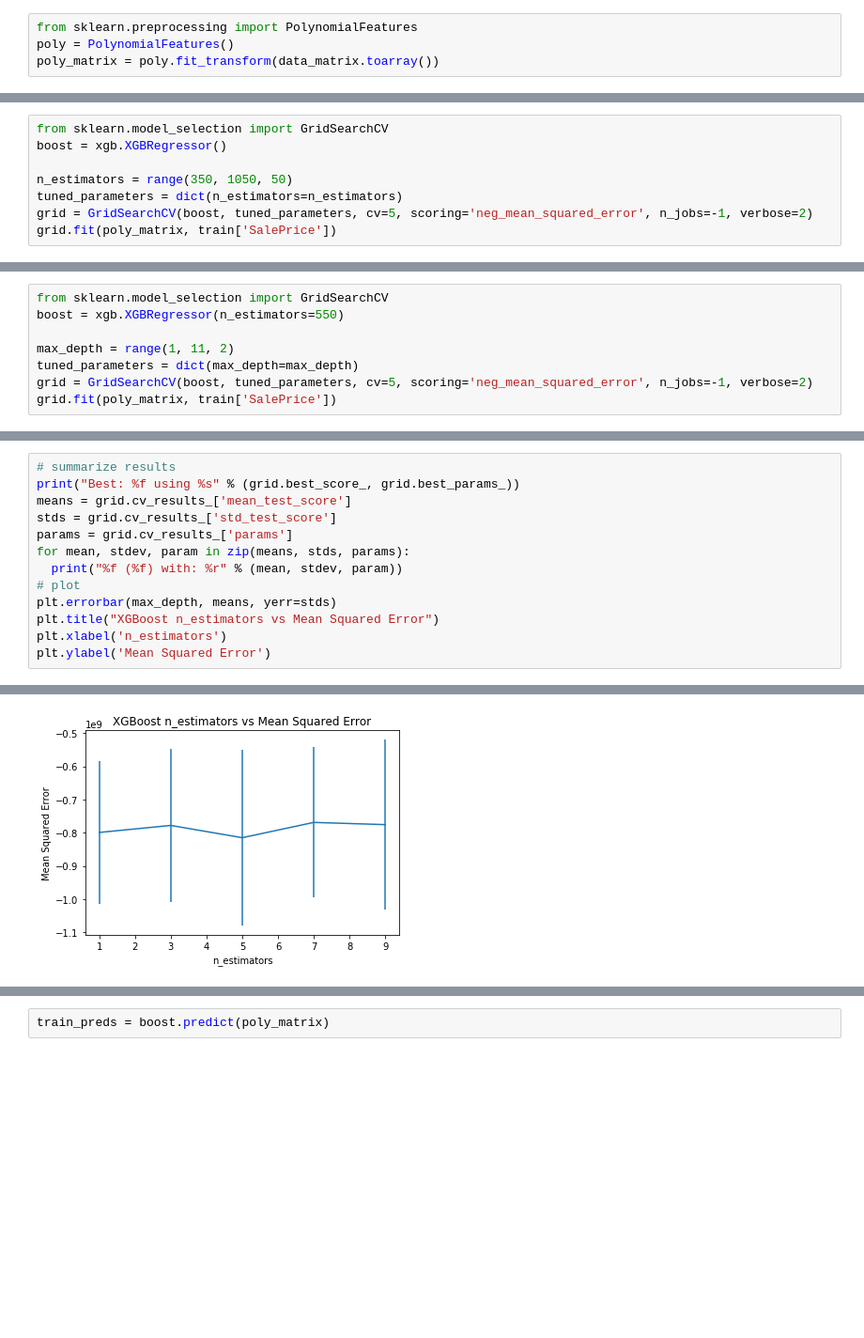
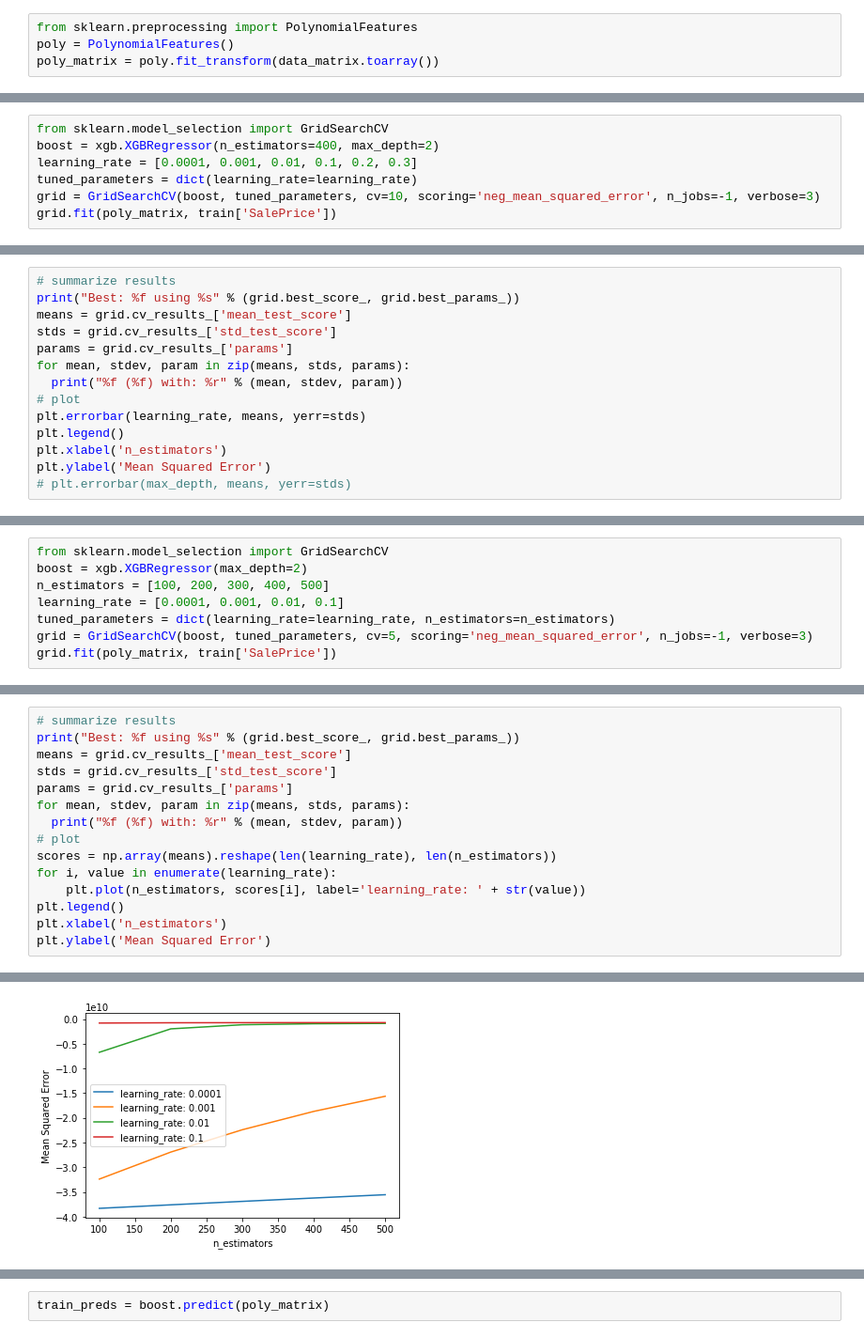
Before and after one commit to yaskyj/housing-price-regression, a Jupyter notebook: Housing Price Regression.ipynb, the cells around one changed output, grey strips where cells are left out. Shown at 94% size. Drawn from its saved outputs; the diff is of its cells as text; blank space fills up the shorter version.

```diff
--- a/Housing Price Regression.ipynb
+++ b/Housing Price Regression.ipynb
@@ -57,0 +185,7 @@ poly_matrix = poly.fit_transform(data_matrix.toarray())
+# %%
+from sklearn.model_selection import GridSearchCV
+boost = xgb.XGBRegressor(n_estimators=400, max_depth=2)
+learning_rate = [0.0001, 0.001, 0.01, 0.1, 0.2, 0.3]
+tuned_parameters = dict(learning_rate=learning_rate)
+grid = GridSearchCV(boost, tuned_parameters, cv=10, scoring='neg_mean_squared_error', n_jobs=-1, verbose=3)
+grid.fit(poly_matrix, train['SalePrice'])
@@ -57,0 +239,14 @@ poly_matrix = poly.fit_transform(data_matrix.toarray())
+# %%
+# summarize results
+print("Best: %f using %s" % (grid.best_score_, grid.best_params_))
+means = grid.cv_results_['mean_test_score']
+stds = grid.cv_results_['std_test_score']
+params = grid.cv_results_['params']
+for mean, stdev, param in zip(means, stds, params):
+  print("%f (%f) with: %r" % (mean, stdev, param))
+# plot
+plt.errorbar(learning_rate, means, yerr=stds)
+plt.legend()
+plt.xlabel('n_estimators')
+plt.ylabel('Mean Squared Error')
+# plt.errorbar(max_depth, means, yerr=stds)
@@ -58,9 +263,9 @@ poly_matrix = poly.fit_transform(data_matrix.toarray())
 # %%
 from sklearn.model_selection import GridSearchCV
-boost = xgb.XGBRegressor()
-
-n_estimators = range(350, 1050, 50)
-tuned_parameters = dict(n_estimators=n_estimators)
-grid = GridSearchCV(boost, tuned_parameters, cv=5, scoring='neg_mean_squared_error', n_jobs=-1, verbose=2)
+boost = xgb.XGBRegressor(max_depth=2)
+n_estimators = [100, 200, 300, 400, 500]
+learning_rate = [0.0001, 0.001, 0.01, 0.1]
+tuned_parameters = dict(learning_rate=learning_rate, n_estimators=n_estimators)
+grid = GridSearchCV(boost, tuned_parameters, cv=5, scoring='neg_mean_squared_error', n_jobs=-1, verbose=3)
 grid.fit(poly_matrix, train['SalePrice'])
 # %% [output]
@@ -113,8 +317,0 @@ GridSearchCV(cv=5, error_score='raise',
-# %%
-from sklearn.model_selection import GridSearchCV
-boost = xgb.XGBRegressor(n_estimators=550)
-
-max_depth = range(1, 11, 2)
-tuned_parameters = dict(max_depth=max_depth)
-grid = GridSearchCV(boost, tuned_parameters, cv=5, scoring='neg_mean_squared_error', n_jobs=-1, verbose=2)
-grid.fit(poly_matrix, train['SalePrice'])
@@ -156,8 +324,10 @@ params = grid.cv_results_['params']
 for mean, stdev, param in zip(means, stds, params):
   print("%f (%f) with: %r" % (mean, stdev, param))
 # plot
-plt.errorbar(max_depth, means, yerr=stds)
-plt.title("XGBoost n_estimators vs Mean Squared Error")
+scores = np.array(means).reshape(len(learning_rate), len(n_estimators))
+for i, value in enumerate(learning_rate):
+    plt.plot(n_estimators, scores[i], label='learning_rate: ' + str(value))
+plt.legend()
 plt.xlabel('n_estimators')
 plt.ylabel('Mean Squared Error')
 # %% [output]
@@ -170,2 +351,2 @@ Best: -768758505.432098 using {'max_depth': 7}
 <matplotlib.text.Text at 0x...>
-[figure, old version]
+[figure, new version]
```
Also changed, not shown: parts of 18 cells of this notebook, 1 other file.
